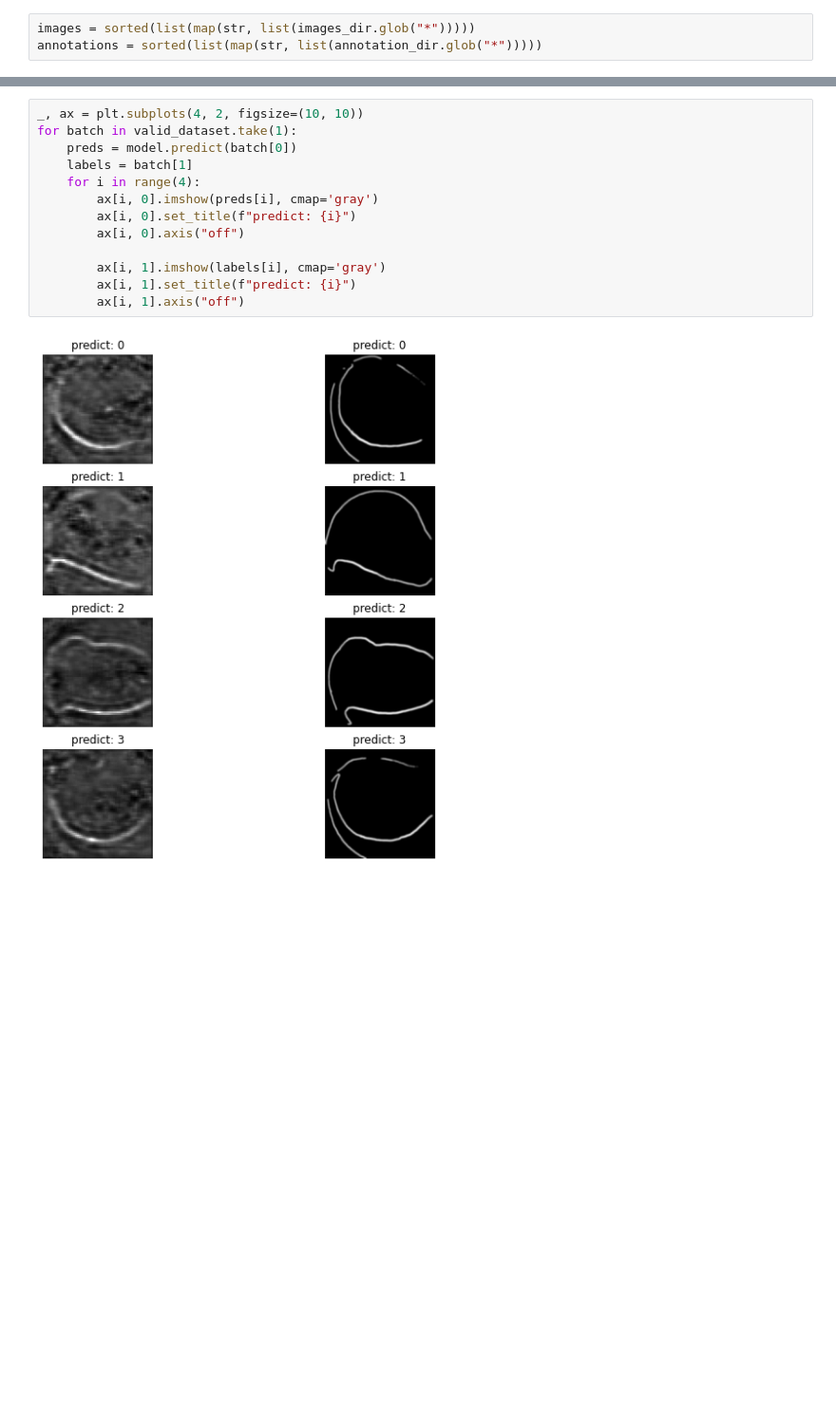
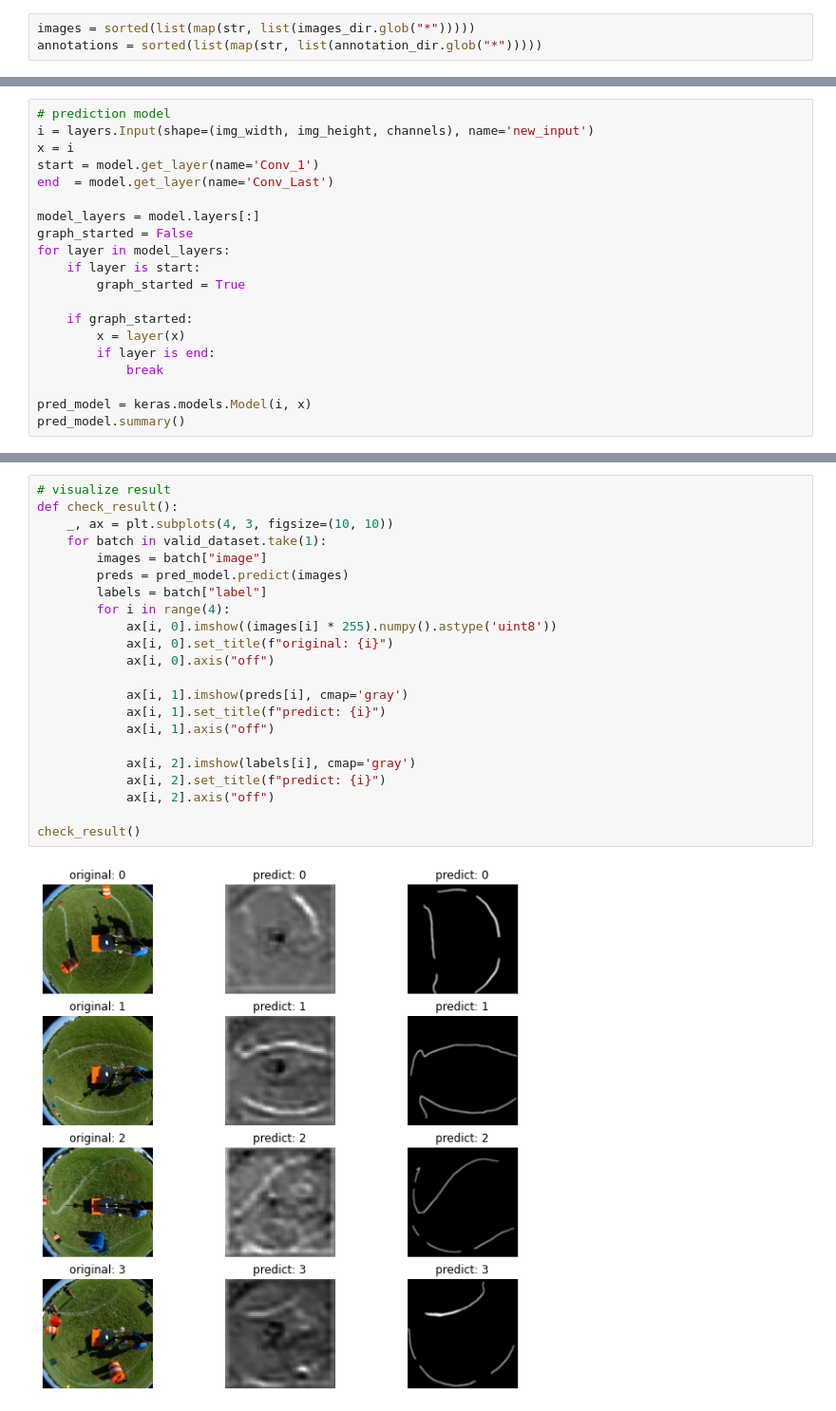
Before and after one commit to RyotaFuwa/line_detection_with_omni_camera, a Jupyter notebook: main.ipynb, the cells around one changed output, grey strips where cells are left out. Shown at 95% size. Drawn from its saved outputs; the diff is of its cells as text; blank space fills up the shorter version.

```diff
--- a/main.ipynb
+++ b/main.ipynb
@@ -176,0 +206,20 @@ plt.legend()
+# %%
+# prediction model
+i = layers.Input(shape=(img_width, img_height, channels), name='new_input')
+x = i
+start = model.get_layer(name='Conv_1')
+end  = model.get_layer(name='Conv_Last')
+
+model_layers = model.layers[:]
+graph_started = False
+for layer in model_layers:
+    if layer is start:
+        graph_started = True
+
+    if graph_started:
+        x = layer(x)
+        if layer is end:
+            break
+
+pred_model = keras.models.Model(i, x)
+pred_model.summary()
@@ -177,15 +252,24 @@ plt.legend()
 # %%
-_, ax = plt.subplots(4, 2, figsize=(10, 10))
-for batch in valid_dataset.take(1):
-    preds = model.predict(batch[0])
-    labels = batch[1]
-    for i in range(4):
-        ax[i, 0].imshow(preds[i], cmap='gray')
-        ax[i, 0].set_title(f"predict: {i}")
-        ax[i, 0].axis("off")
+# visualize result
+def check_result():
+    _, ax = plt.subplots(4, 3, figsize=(10, 10))
+    for batch in valid_dataset.take(1):
+        images = batch["image"]
+        preds = pred_model.predict(images)
+        labels = batch["label"]
+        for i in range(4):
+            ax[i, 0].imshow((images[i] * 255).numpy().astype('uint8'))
+            ax[i, 0].set_title(f"original: {i}")
+            ax[i, 0].axis("off")
 
-        ax[i, 1].imshow(labels[i], cmap='gray')
-        ax[i, 1].set_title(f"predict: {i}")
-        ax[i, 1].axis("off")
+            ax[i, 1].imshow(preds[i], cmap='gray')
+            ax[i, 1].set_title(f"predict: {i}")
+            ax[i, 1].axis("off")
+
+            ax[i, 2].imshow(labels[i], cmap='gray')
+            ax[i, 2].set_title(f"predict: {i}")
+            ax[i, 2].axis("off")
+
+check_result()
 # %% [output]
-[figure, old version]
+[figure, new version]
```
Also changed, not shown: parts of 10 cells of this notebook.
